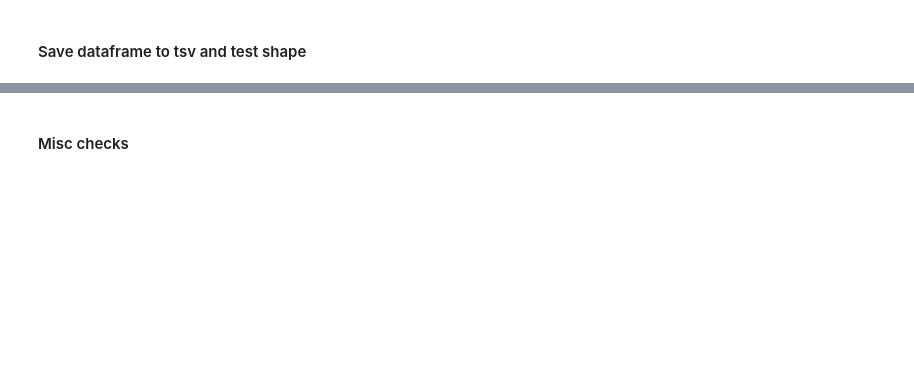
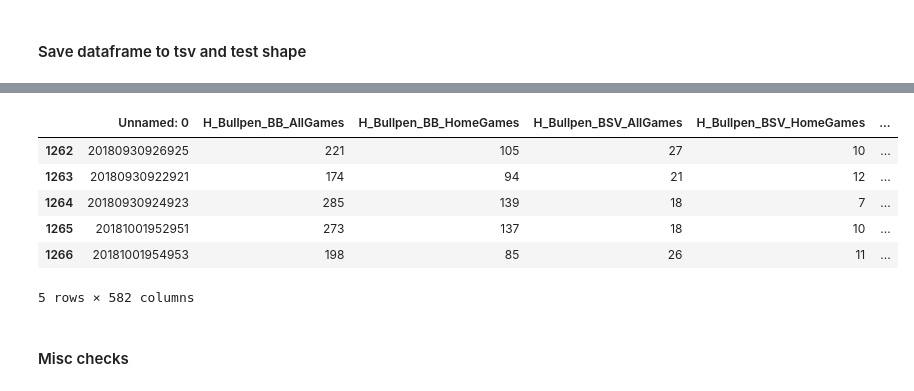
Before and after one commit to etothexipi/mlb_bet_notebooks, a Jupyter notebook: skr_statfox_matchups.ipynb, the cells around one changed output, grey strips where cells are left out. Cells and saved outputs as stored; diff of their text form; code cells hidden in the pictures; blank space fills up the shorter version.

```diff
--- a/skr_statfox_matchups.ipynb
+++ b/skr_statfox_matchups.ipynb
@@ -270,3 +297,13 @@ df_all.head()
+# %%
+pd.read_csv(file_o, sep='\t', low_memory=False).tail()
+# %% [output]
+|  | Unnamed: 0 | H_Bullpen_BB_AllGames | H_Bullpen_BB_HomeGames | H_Bullpen_BSV_AllGames | H_Bullpen_BSV_HomeGames | ... |
+| 1262 | 20180930926925 | 221 | 105 | 27 | 10 | ... |
+| 1263 | 20180930922921 | 174 | 94 | 21 | 12 | ... |
+| 1264 | 20180930924923 | 285 | 139 | 18 | 7 | ... |
+| 1265 | 20181001952951 | 273 | 137 | 18 | 10 | ... |
+| 1266 | 20181001954953 | 198 | 85 | 26 | 11 | ... |
+5 rows × 582 columns
 # %% [markdown]
 #### Misc checks
 # %%
```
Also changed, not shown: parts of 8 cells of this notebook.
